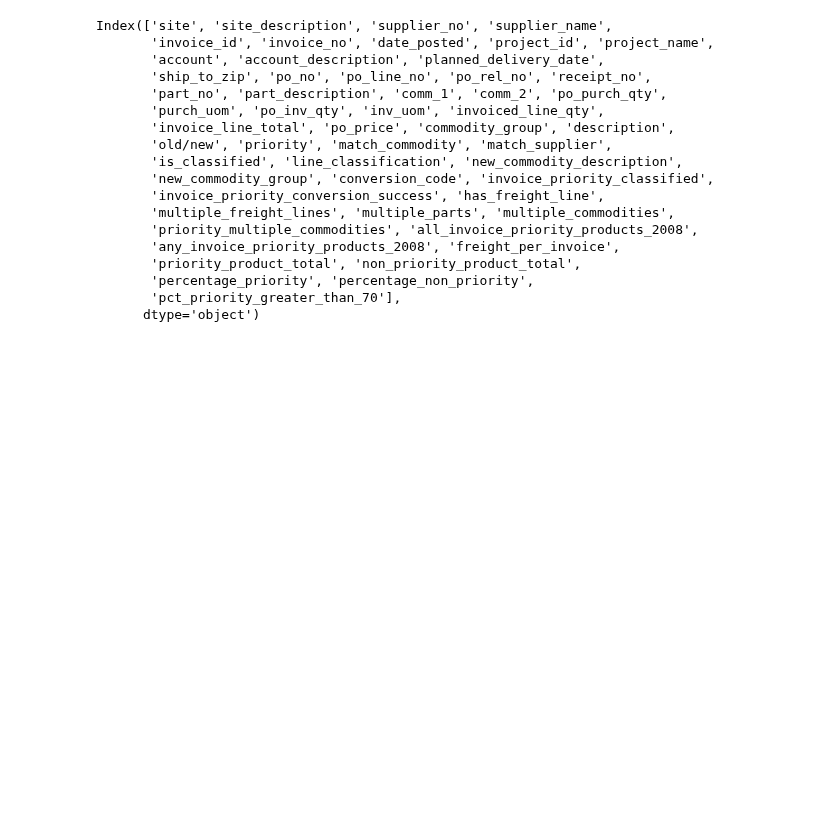
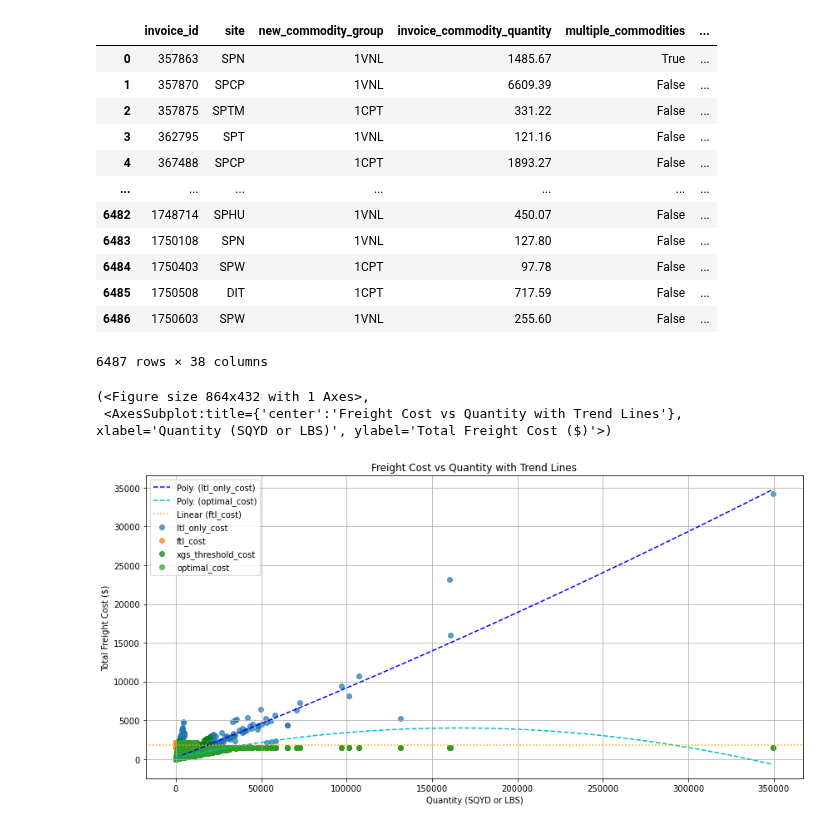
Before and after one commit to Zhuwaki/diverzify_freight_analysis, a Jupyter notebook: notebooks/nigel/exploratory.ipynb, the cells around one changed output. Drawn from its saved outputs; the diff is of its cells as text; code cells hidden in the pictures; blank space fills up the shorter version.

```diff
--- a/notebooks/nigel/exploratory.ipynb
+++ b/notebooks/nigel/exploratory.ipynb
@@ -59,0 +129,7 @@ Index(['site', 'site_description', 'supplier_no', 'supplier_name',
+# %%
+columns_output = ['invoice_id', 'site', 'new_commodity_group',
+       'invoice_commodity_quantity', 'freight_class','shipment_type','unit', 'rate','calibrated_market_freight_costs','market_rate',
+       'invoice_freight_commodity_cost', 'raw_invoice_cost','minimum_applied',]
+# %%
+df2 = df[columns_output]
+df2.head(2)
@@ -140,22 +144,17 @@ IndexError: index 3 is out of bounds for axis 1 with size 3
 # %%
-df.columns
+output
 # %% [output]
+|  | invoice_id | site | new_commodity_group | invoice_commodity_quantity | multiple_commodities | ... |
+| 0 | 357863 | SPN | 1VNL | 1485.67 | True | ... |
+| 1 | 357870 | SPCP | 1VNL | 6609.39 | False | ... |
+| 2 | 357875 | SPTM | 1CPT | 331.22 | False | ... |
+| 3 | 362795 | SPT | 1VNL | 121.16 | False | ... |
+| 4 | 367488 | SPCP | 1CPT | 1893.27 | False | ... |
+| ... | ... | ... | ... | ... | ... | ... |
+| 6482 | 1748714 | SPHU | 1VNL | 450.07 | False | ... |
+| 6483 | 1750108 | SPN | 1VNL | 127.80 | False | ... |
+| 6484 | 1750403 | SPW | 1CPT | 97.78 | False | ... |
+| 6485 | 1750508 | DIT | 1CPT | 717.59 | False | ... |
+| 6486 | 1750603 | SPW | 1VNL | 255.60 | False | ... |
-Index(['site', 'site_description', 'supplier_no', 'supplier_name',
-       'invoice_id', 'invoice_no', 'date_posted', 'project_id', 'project_name',
-       'account', 'account_description', 'planned_delivery_date',
-       'ship_to_zip', 'po_no', 'po_line_no', 'po_rel_no', 'receipt_no',
-       'part_no', 'part_description', 'comm_1', 'comm_2', 'po_purch_qty',
-       'purch_uom', 'po_inv_qty', 'inv_uom', 'invoiced_line_qty',
-       'invoice_line_total', 'po_price', 'commodity_group', 'description',
-       'old/new', 'priority', 'match_commodity', 'match_supplier',
-       'is_classified', 'line_classification', 'new_commodity_description',
-       'new_commodity_group', 'conversion_code', 'invoice_priority_classified',
-       'invoice_priority_conversion_success', 'has_freight_line',
-       'multiple_freight_lines', 'multiple_parts', 'multiple_commodities',
-       'priority_multiple_commodities', 'all_invoice_priority_products_2008',
-       'any_invoice_priority_products_2008', 'freight_per_invoice',
-       'priority_product_total', 'non_priority_product_total',
-       'percentage_priority', 'percentage_non_priority',
-       'pct_priority_greater_than_70'],
-      dtype='object')
+6487 rows × 38 columns
 # %%
@@ -237,0 +221,6 @@ plt.show()
+# %%
+plot_freight_cost_models(output)
+# %% [output]
+(<Figure size 864x432 with 1 Axes>,
+ <AxesSubplot:title={'center':'Freight Cost vs Quantity with Trend Lines'}, xlabel='Quantity (SQYD or LBS)', ylabel='Total Freight Cost ($)'>)
+[figure, added]
```
Also changed, not shown: parts of 11 cells of this notebook, 2 other files.
